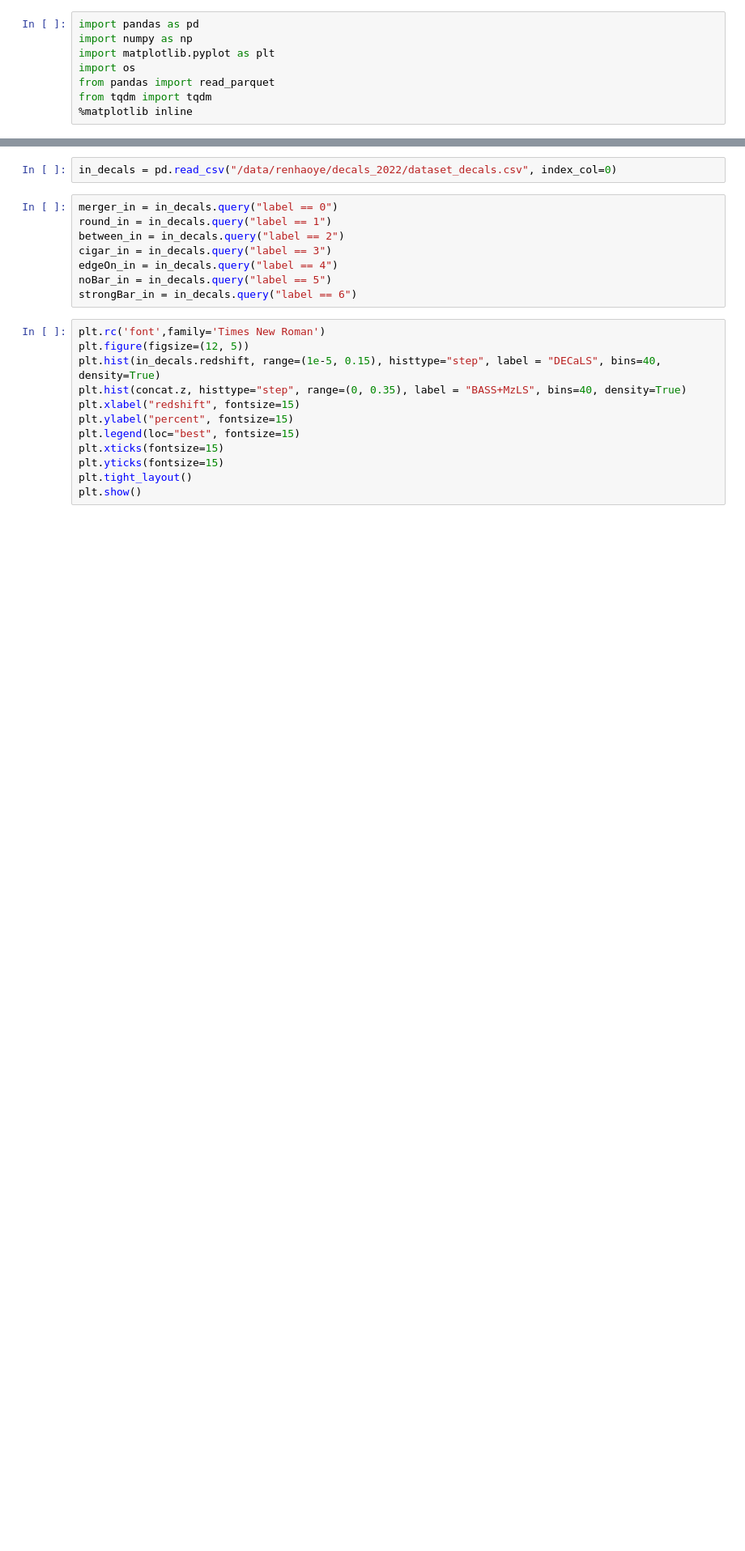
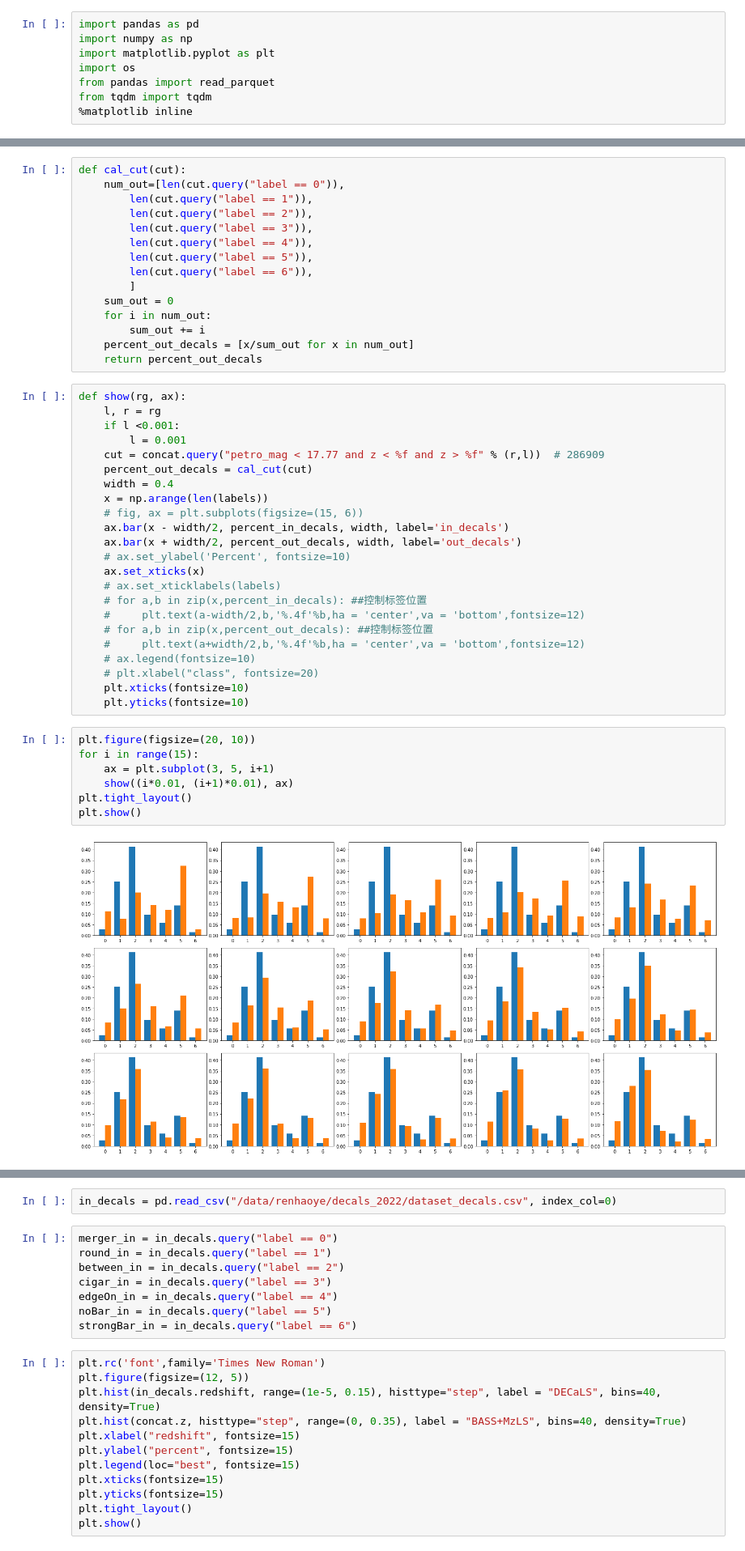
Before and after one commit to Astro-Astre/Pixel-based_DeepLearningTechnic, a Jupyter notebook: preprocess/out_decals.ipynb, the cells around one changed output, grey strips where cells are left out. Shown at 81% size. Saved outputs shown, nothing was run; the diff lists cells and outputs as text; blank space fills up the shorter version.

```diff
--- a/preprocess/out_decals.ipynb
+++ b/preprocess/out_decals.ipynb
@@ -51 +70,48 @@ len(cut)
+# %%
+def cal_cut(cut):
+    num_out=[len(cut.query("label == 0")),
+        len(cut.query("label == 1")),
+        len(cut.query("label == 2")),
+        len(cut.query("label == 3")),
+        len(cut.query("label == 4")),
+        len(cut.query("label == 5")),
+        len(cut.query("label == 6")),
+        ]
+    sum_out = 0
+    for i in num_out:
+        sum_out += i
+    percent_out_decals = [x/sum_out for x in num_out]
+    return percent_out_decals
+# %%
+def show(rg, ax):
+    l, r = rg
+    if l <0.001:
+        l = 0.001
+    cut = concat.query("petro_mag < 17.77 and z < %f and z > %f" % (r,l))  # 286909
+    percent_out_decals = cal_cut(cut)
+    width = 0.4
+    x = np.arange(len(labels))
+    # fig, ax = plt.subplots(figsize=(15, 6))
+    ax.bar(x - width/2, percent_in_decals, width, label='in_decals')
+    ax.bar(x + width/2, percent_out_decals, width, label='out_decals')
+    # ax.set_ylabel('Percent', fontsize=10)
+    ax.set_xticks(x)
+    # ax.set_xticklabels(labels)
+    # for a,b in zip(x,percent_in_decals): ##控制标签位置
+    #     plt.text(a-width/2,b,'%.4f'%b,ha = 'center',va = 'bottom',fontsize=12)
+    # for a,b in zip(x,percent_out_decals): ##控制标签位置
+    #     plt.text(a+width/2,b,'%.4f'%b,ha = 'center',va = 'bottom',fontsize=12)
+    # ax.legend(fontsize=10)
+    # plt.xlabel("class", fontsize=20)
+    plt.xticks(fontsize=10)
+    plt.yticks(fontsize=10)
+# %%
+plt.figure(figsize=(20, 10))
+for i in range(15):
+    ax = plt.subplot(3, 5, i+1)
+    show((i*0.01, (i+1)*0.01), ax)
+plt.tight_layout()
+plt.show()
+# %% [output]
+[figure, added]
 # %%
```
Also changed, not shown: parts of 8 cells of this notebook, 6 other files.
